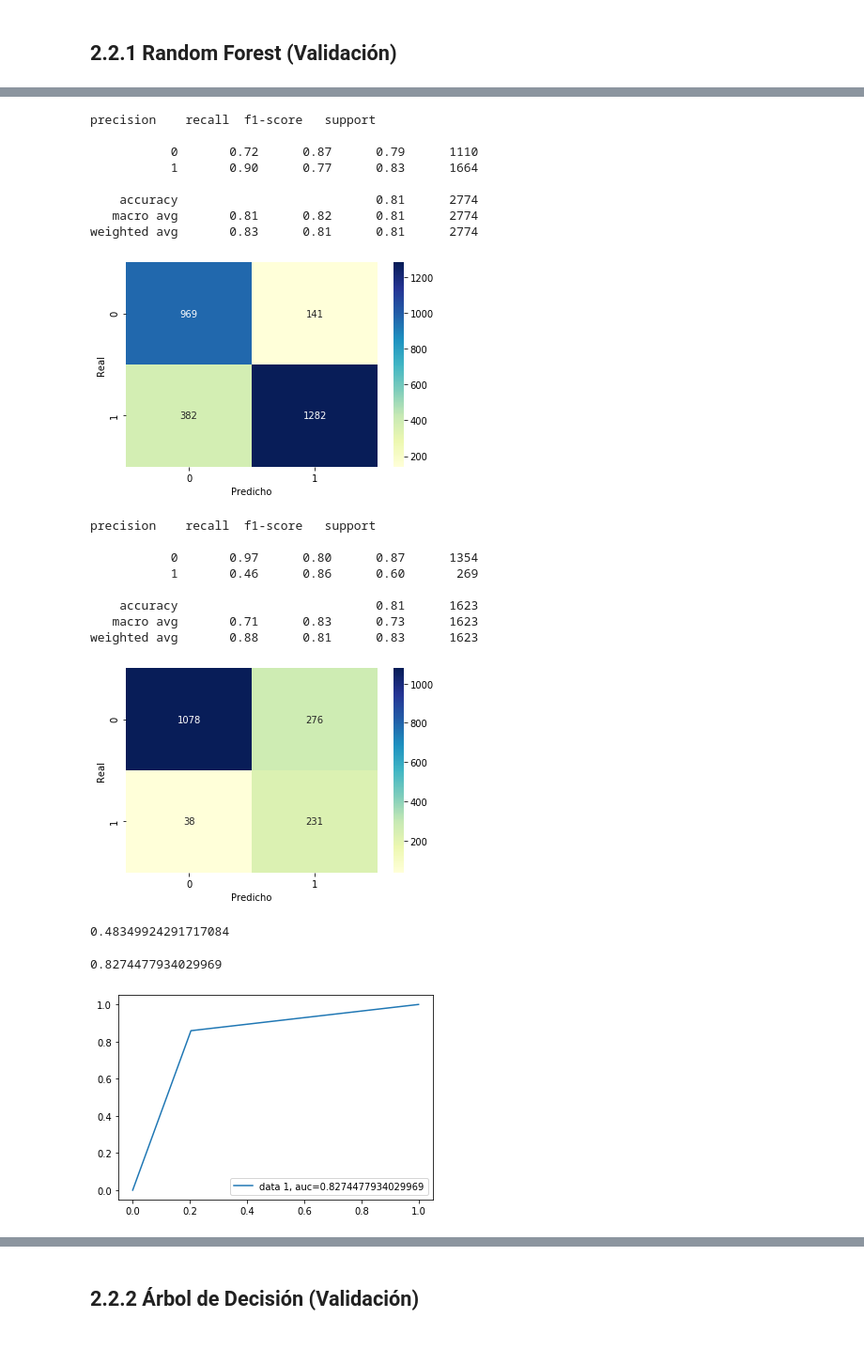
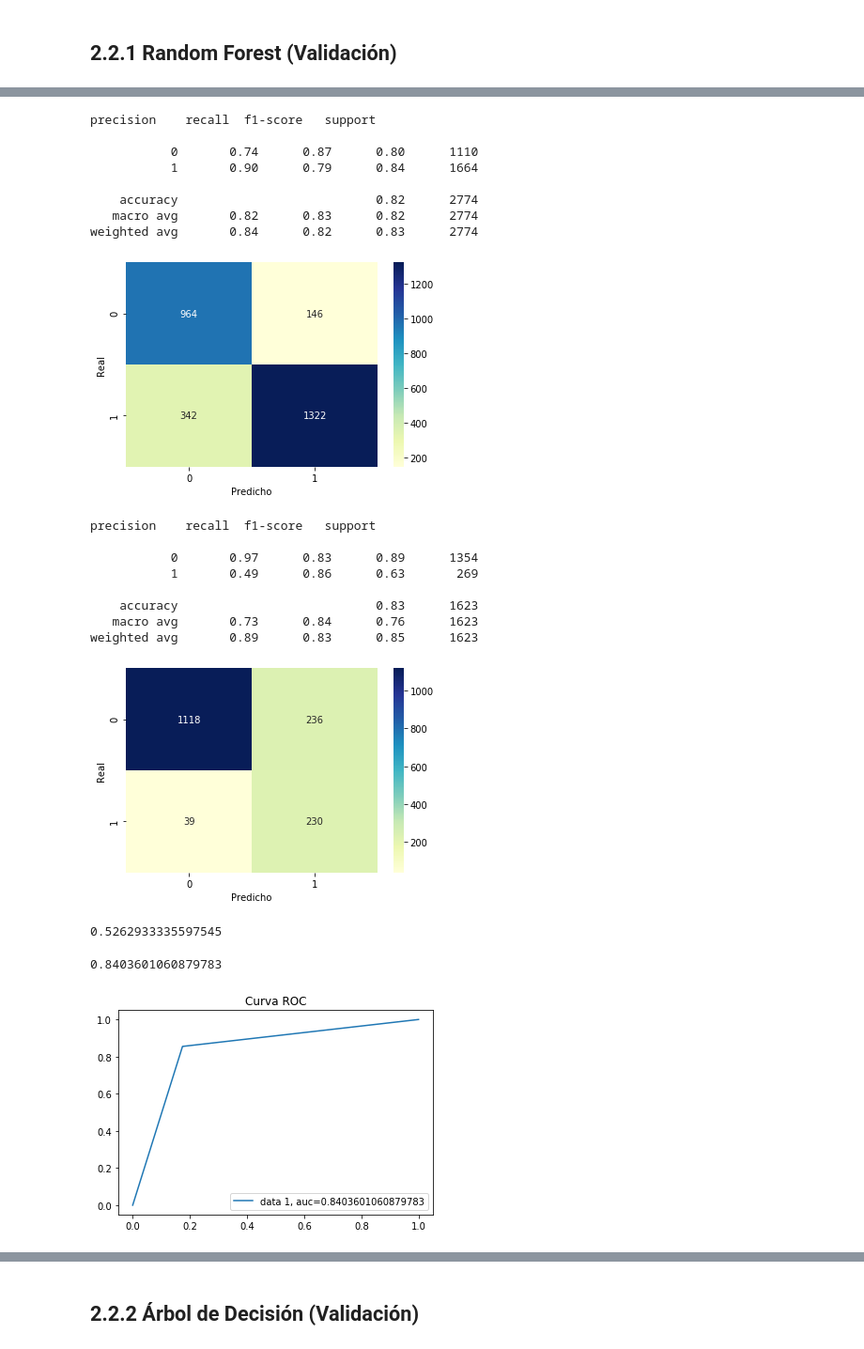
Before and after one commit to santyarboleda/Reconocimiento-de-Patrones, a Jupyter notebook: Competencia_RP.ipynb, the cells around one changed output, grey strips where cells are left out. Shown at 94% size. Saved outputs shown, nothing was run; the diff lists cells and outputs as text; code cells hidden in the pictures.

```diff
--- a/Competencia_RP.ipynb
+++ b/Competencia_RP.ipynb
@@ -632,6 +785,6 @@ Estas son las variables más importantes, según el consenso de votos de selecci
 # %%
 %%time
 # Entrenamos un modelo con Random Forest
-rf1=RandomForestClassifier(random_state=100, max_features=.025, n_estimators= 100, max_depth=1.9, criterion='gini', min_samples_split = 16,min_samples_leaf = 3, oob_score = True)
+rf1=RandomForestClassifier(random_state=173, max_features=.025, n_estimators= 38, max_depth=1.9, criterion='entropy')
 rf1.fit(bal_data_X[priorizadas], bal_data_y)
 # %% [output]
@@ -647,5 +800,5 @@ RandomForestClassifier(bootstrap=True, ccp_alpha=0.0, class_weight=None,
 # %%
-# Hacemos predicciones con la data de validación
+# Hacemos predicciones con la data de pruebas
 predict1 = rf1.predict(X_test[priorizadas])
 # Revisamos la matriz de confusión
 ax = sns.heatmap(confusion_matrix(y_test, predict1), annot=True, fmt='', cmap = 'YlGnBu')
@@ -657,13 +810,13 @@ print(classification_report(y_test, predict1))
 # %% [output]
 precision    recall  f1-score   support
 
-           0       0.72      0.87      0.79      1110
-           1       0.90      0.77      0.83      1664
+           0       0.74      0.87      0.80      1110
+           1       0.90      0.79      0.84      1664
 
-    accuracy                           0.81      2774
-   macro avg       0.81      0.82      0.81      2774
-weighted avg       0.83      0.81      0.81      2774
+    accuracy                           0.82      2774
+   macro avg       0.82      0.83      0.82      2774
+weighted avg       0.84      0.82      0.83      2774
-[figure, old version]
+[figure, new version]
 # %%
 # Hacemos predicciones con la data de validación
 predict1 = rf1.predict(data_val_x[priorizadas])
@@ -677,33 +830,34 @@ print(classification_report(y2, predict1))
 # %% [output]
 precision    recall  f1-score   support
 
-           0       0.97      0.80      0.87      1354
-           1       0.46      0.86      0.60       269
+           0       0.97      0.83      0.89      1354
+           1       0.49      0.86      0.63       269
 
-    accuracy                           0.81      1623
-   macro avg       0.71      0.83      0.73      1623
-weighted avg       0.88      0.81      0.83      1623
+    accuracy                           0.83      1623
+   macro avg       0.73      0.84      0.76      1623
+weighted avg       0.89      0.83      0.85      1623
-[figure, old version]
+[figure, new version]
 # %%
 # Calculamos el estadístico Kappa
 cohen_kappa_score(y2, predict1)
 # %% [output]
-0.48349924291717084
+0.5262933335597545
 # %%
 # Calculamos el área bajo la curva
 from sklearn.metrics import roc_auc_score
 roc_auc_score(y2, predict1)
 # %% [output]
-0.8274477934029969
+0.8403601060879783
 # %%
 from sklearn import metrics
 fpr, tpr, _ = metrics.roc_curve(y2, predict1)
 auc = metrics.roc_auc_score(y2, predict1)
 plt.plot(fpr,tpr,label="data 1, auc="+str(auc))
 plt.legend(loc=4)
+plt.title("Curva ROC")
 plt.show()
 # %% [output]
-[figure, old version]
+[figure, new version]
 # %% [markdown]
 Interpretación de resultados
 
```
Also changed, not shown: parts of 45 cells of this notebook.
